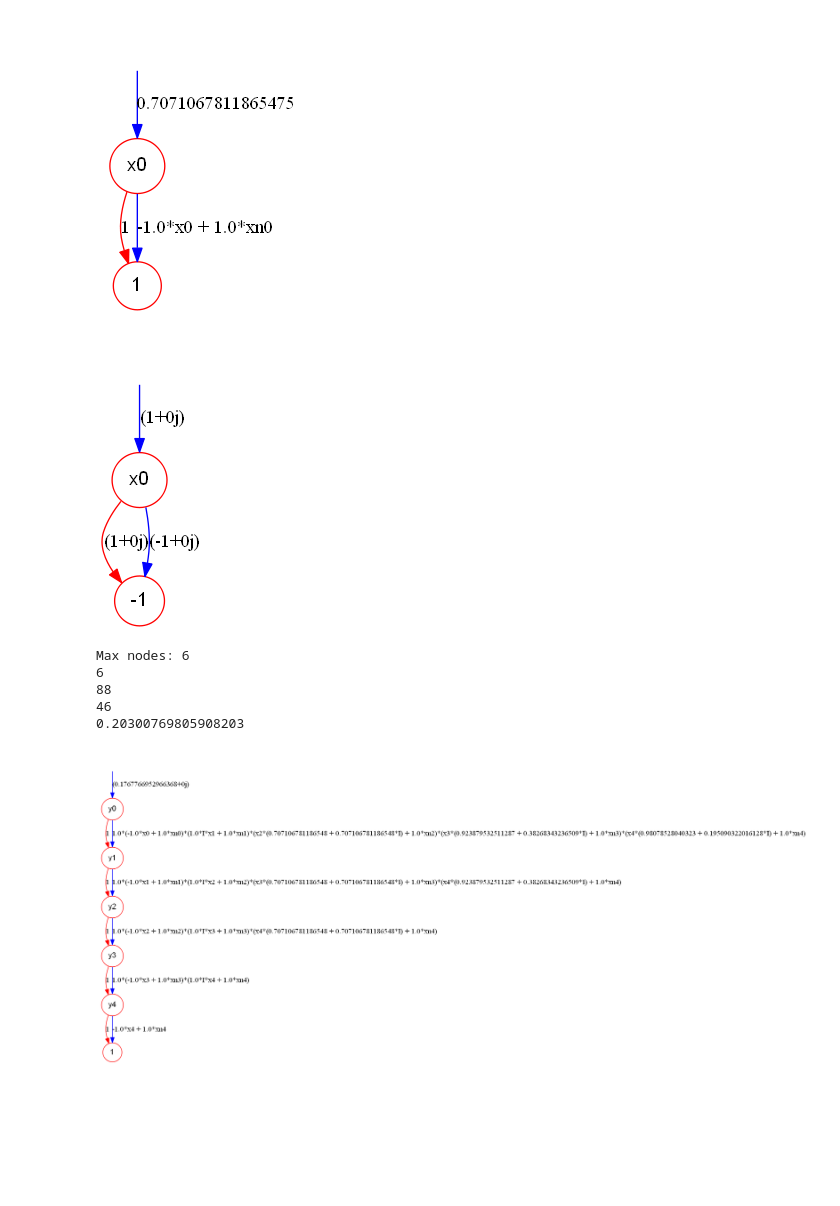
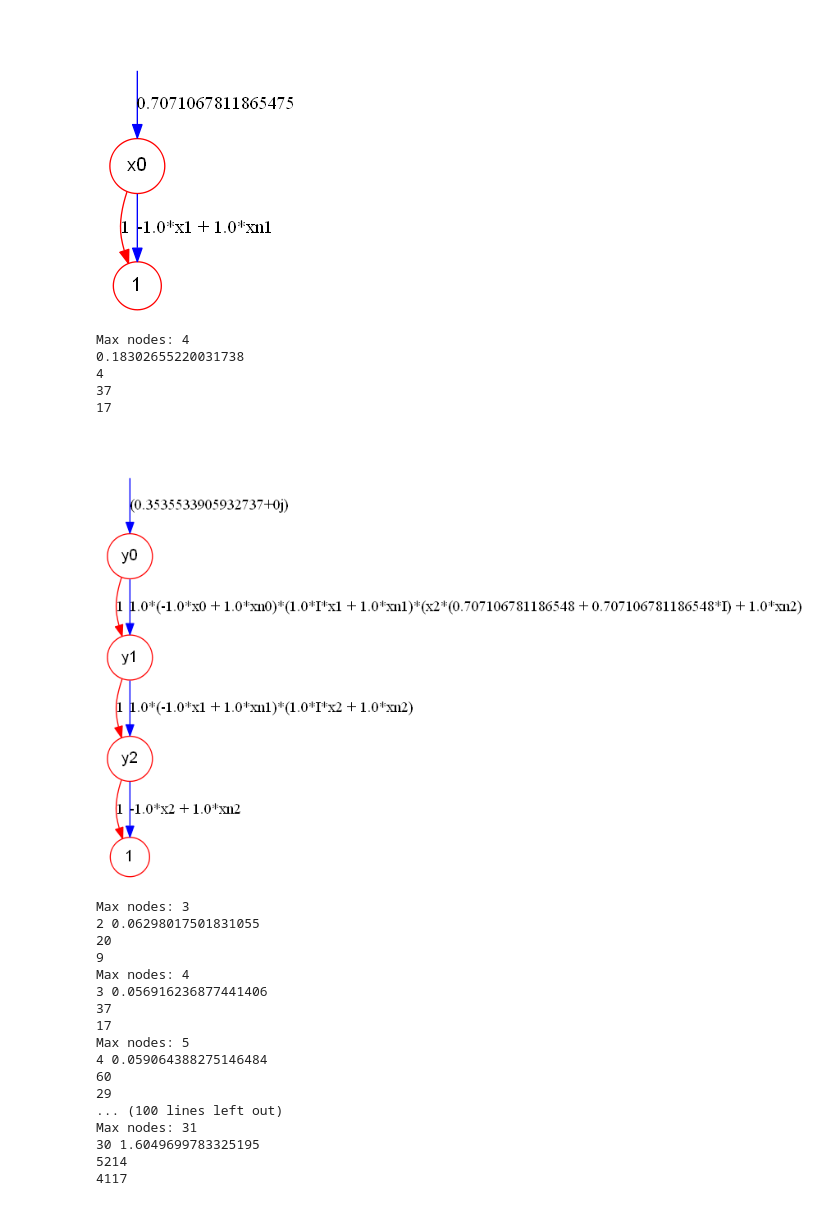
Before and after one commit to Veriqc/Symbol_TDD, a Jupyter notebook: Test_Binary2.ipynb, the cells around one changed output. Drawn from its saved outputs; the diff is of its cells as text; code cells hidden in the pictures; blank space fills up the shorter version.

```diff
--- a/Test_Binary2.ipynb
+++ b/Test_Binary2.ipynb
@@ -14,9 +14,9 @@ from TDD2.BDD import get_unique_table_num as gu2
 import matplotlib.pyplot as plt
 # %%
 Ini_TDD(['x0','y0','x1','y1'])
-A=['x0','y0','x1','y1','xn0']
-[x0,y0,x1,y1,xn0]=symbols(A)
-U=np.array([xn0,x0])
+A=['x0','y0','x1','y1','xn0','xn1']
+[x0,y0,x1,y1,xn0,xn1]=symbols(A)
+U=np.array([xn1,x1])
 var=[Index('y0')]
 ts1=Tensor(U,var)
 tdd=ts1.tdd()
@@ -37,37 +37,79 @@ tdd.show()
 # %% [output]
 Max nodes: 2
 [figure]
-# %%
-tdd.node.out_weight[1].show()
-# %% [output]
-[figure, removed]
 # %%
 path='Benchmarks/'
-n=5
+n=3
 t_start=time.time()
 file_name='qft_'+str(n)+'.qasm'
 cir=QuantumCircuit.from_qasm_file(path+file_name)
 tn,indices=cir_2_tn(cir)
 Ini_TDD(indices)
 for k in range(n):
     x_k='x'+str(k)
     xn_k='xn'+str(k)
     s=Symbol(x_k)
     ns=Symbol(xn_k)
     U=np.array([ns,s])
 #     U=np.array([1,0])
     temp_ts=Tensor(U,[Index(x_k)])
     tn.tensors.insert(0,temp_ts)
 tdd=tn.cont()
+print(time.time()-t_start)
 print(tdd.node_number())
 print(gu1())
 print(gu2())
-print(time.time()-t_start)
 tdd.show()
 # %% [output]
-Max nodes: 6
-6
-88
-46
-0.20300769805908203
+Max nodes: 4
+0.18302655220031738
+4
+37
+17
-[figure, old version]
+[figure, new version]
+# %%
+path='Benchmarks/'
+x=[]
+y=[]
+z=[]
+for n in range(2,31,1):
+    t1=time.time()
+    file_name='qft_'+str(n)+'.qasm'
+    cir=QuantumCircuit.from_qasm_file(path+file_name)
+    tn,indices=cir_2_tn(cir)
+    for k in range(n):
+        x_k='x'+str(k)
+        xn_k='xn'+str(k)
+        s=Symbol(x_k)
+        ns=Symbol(xn_k)
+        U=np.array([ns,s])
+    #     U=np.array([1,0])
+        temp_ts=Tensor(U,[Index(x_k)])
+        tn.tensors.insert(0,temp_ts)
+    Ini_TDD(indices)
+    tdd=tn.cont()
+    t=time.time()-t1
+    print(n,t)
+    print(gu1())
+    print(gu2())
+    x.append(n)
+    y.append(t)
+    z.append(gu1()+gu2())
+# %% [output]
+Max nodes: 3
+2 0.06298017501831055
+20
+9
+Max nodes: 4
+3 0.056916236877441406
+37
+17
+Max nodes: 5
+4 0.059064388275146484
+60
+29
+... (100 lines left out)
+Max nodes: 31
+30 1.6049699783325195
+5214
+4117
```
Also changed, not shown: parts of 7 cells of this notebook.
